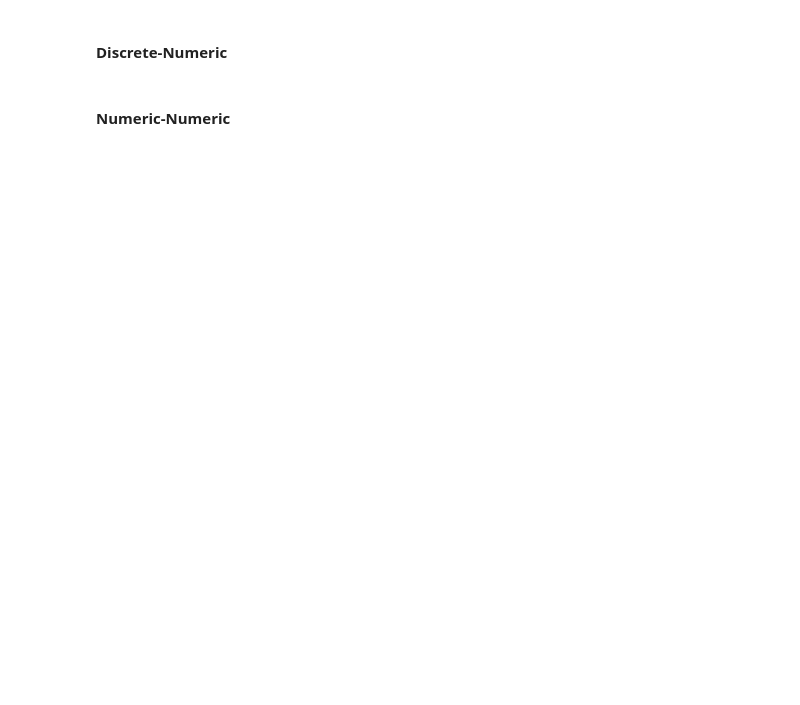
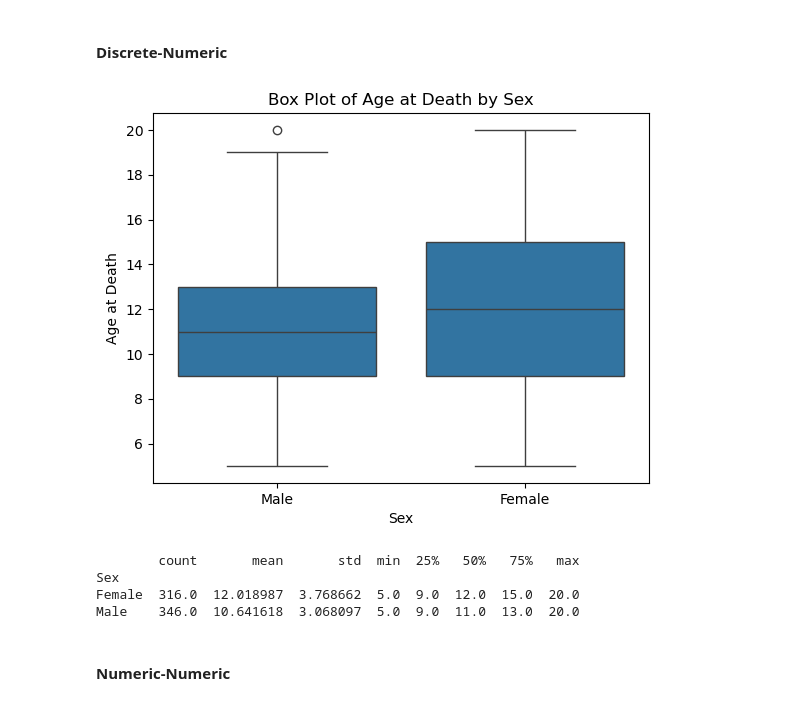
Before and after one commit to zhuol0129/final-project-ZL, a Jupyter notebook: final_project.ipynb, the cells around one changed output. Saved outputs shown, nothing was run; the diff lists cells and outputs as text; code cells hidden in the pictures; blank space fills up the shorter version.

```diff
--- a/final_project.ipynb
+++ b/final_project.ipynb
@@ -81,4 +325,22 @@ In this section, you will explore the distributions of the variables in the data
 # %% [markdown]
 #### Discrete-Numeric
+# %%
+
+# Plot
+sb.boxplot(x='Sex', y='Age at death', data=moose_deaths)
+plt.title('Box Plot of Age at Death by Sex')
+plt.xlabel('Sex')
+plt.ylabel('Age at Death')
+plt.show()
+
+# Summary
+age_at_death_by_sex = moose_deaths.groupby('Sex')['Age at death'].describe()
+print(age_at_death_by_sex)
+# %% [output]
+[figure, added]
+        count       mean       std  min  25%   50%   75%   max
+Sex
+Female  316.0  12.018987  3.768662  5.0  9.0  12.0  15.0  20.0
+Male    346.0  10.641618  3.068097  5.0  9.0  11.0  13.0  20.0
 # %% [markdown]
 #### Numeric-Numeric
```
Also changed, not shown: parts of 22 cells of this notebook.
